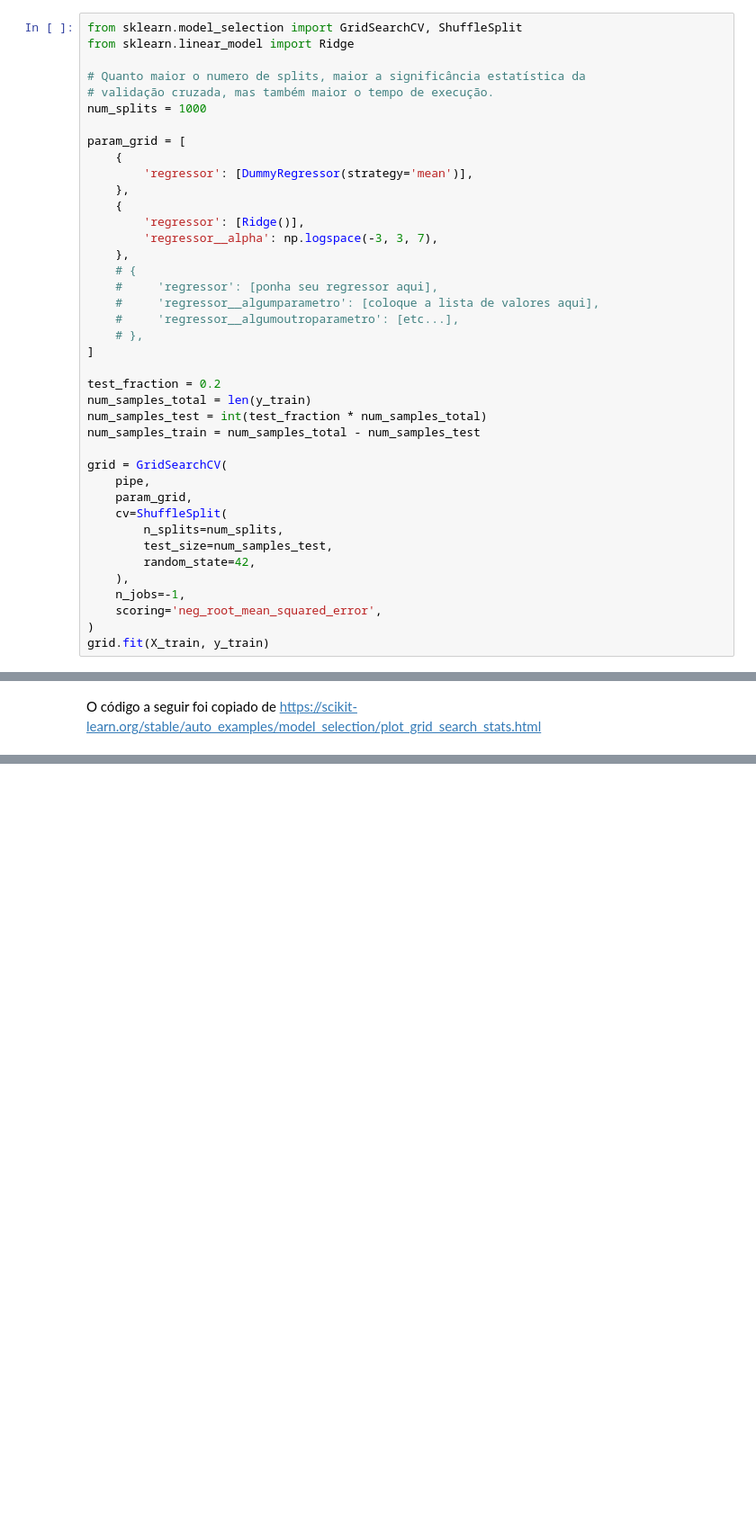
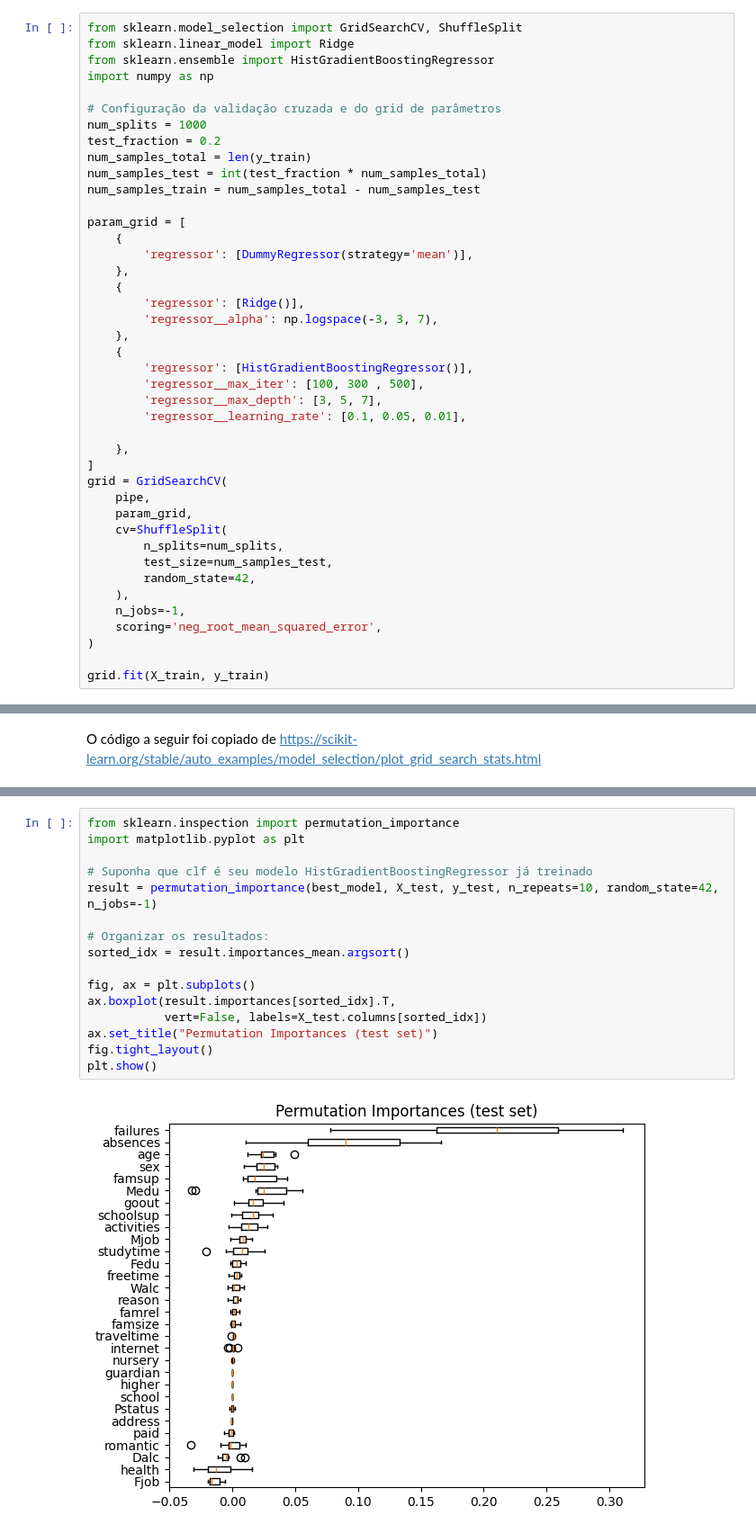
Before and after one commit to nicolasyassuda/machine-learning-project, a Jupyter notebook: projeto.ipynb, the cells around one changed output, grey strips where cells are left out. Shown at 90% size. Cells and saved outputs as stored; diff of their text form; blank space fills up the shorter version.

```diff
--- a/projeto.ipynb
+++ b/projeto.ipynb
@@ -249,10 +258,15 @@ pipe = Pipeline([
 # %%
 from sklearn.model_selection import GridSearchCV, ShuffleSplit
 from sklearn.linear_model import Ridge
+from sklearn.ensemble import HistGradientBoostingRegressor
+import numpy as np
 
-# Quanto maior o numero de splits, maior a significância estatística da
-# validação cruzada, mas também maior o tempo de execução.
+# Configuração da validação cruzada e do grid de parâmetros
 num_splits = 1000
+test_fraction = 0.2
+num_samples_total = len(y_train)
+num_samples_test = int(test_fraction * num_samples_total)
+num_samples_train = num_samples_total - num_samples_test
 
 param_grid = [
     {
@@ -262,18 +276,14 @@ param_grid = [
         'regressor': [Ridge()],
         'regressor__alpha': np.logspace(-3, 3, 7),
     },
-    # {
-    #     'regressor': [ponha seu regressor aqui],
-    #     'regressor__algumparametro': [coloque a lista de valores aqui],
-    #     'regressor__algumoutroparametro': [etc...],
-    # },
+    {
+        'regressor': [HistGradientBoostingRegressor()],
+        'regressor__max_iter': [100, 300 , 500],
+        'regressor__max_depth': [3, 5, 7],
+        'regressor__learning_rate': [0.1, 0.05, 0.01],
+
+    },
 ]
-
-test_fraction = 0.2
-num_samples_total = len(y_train)
-num_samples_test = int(test_fraction * num_samples_total)
-num_samples_train = num_samples_total - num_samples_test
-
 grid = GridSearchCV(
     pipe,
     param_grid,
@@ -285,4 +295,5 @@ grid = GridSearchCV(
     n_jobs=-1,
     scoring='neg_root_mean_squared_error',
 )
+
 grid.fit(X_train, y_train)
@@ -440,0 +569,18 @@ for model_i in range(1, len(model_scores)):
+# %%
+from sklearn.inspection import permutation_importance
+import matplotlib.pyplot as plt
+
+# Suponha que clf é seu modelo HistGradientBoostingRegressor já treinado
+result = permutation_importance(best_model, X_test, y_test, n_repeats=10, random_state=42, n_jobs=-1)
+
+# Organizar os resultados:
+sorted_idx = result.importances_mean.argsort()
+
+fig, ax = plt.subplots()
+ax.boxplot(result.importances[sorted_idx].T,
+           vert=False, labels=X_test.columns[sorted_idx])
+ax.set_title("Permutation Importances (test set)")
+fig.tight_layout()
+plt.show()
+# %% [output]
+[figure, added]
```
Also changed, not shown: parts of 13 cells of this notebook.
